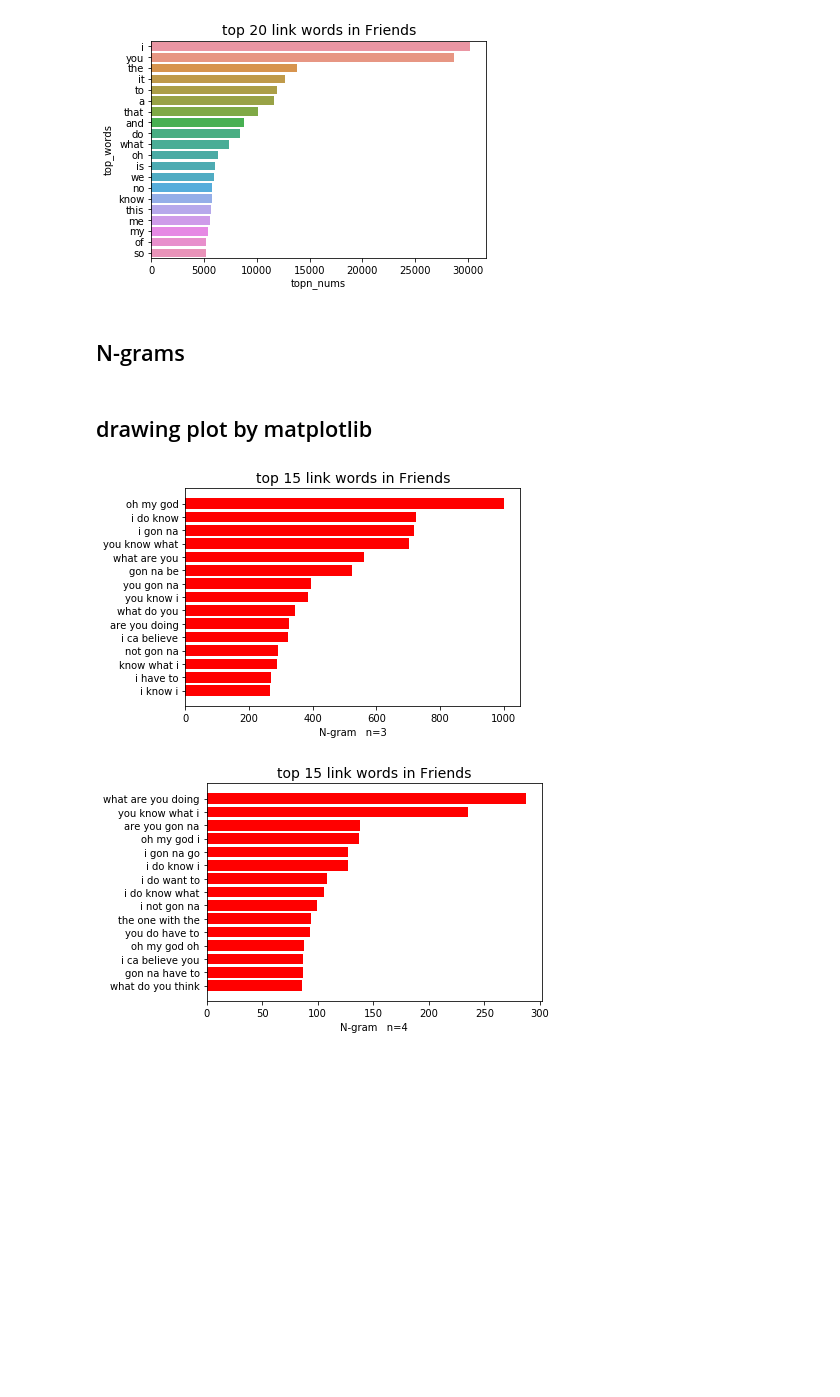
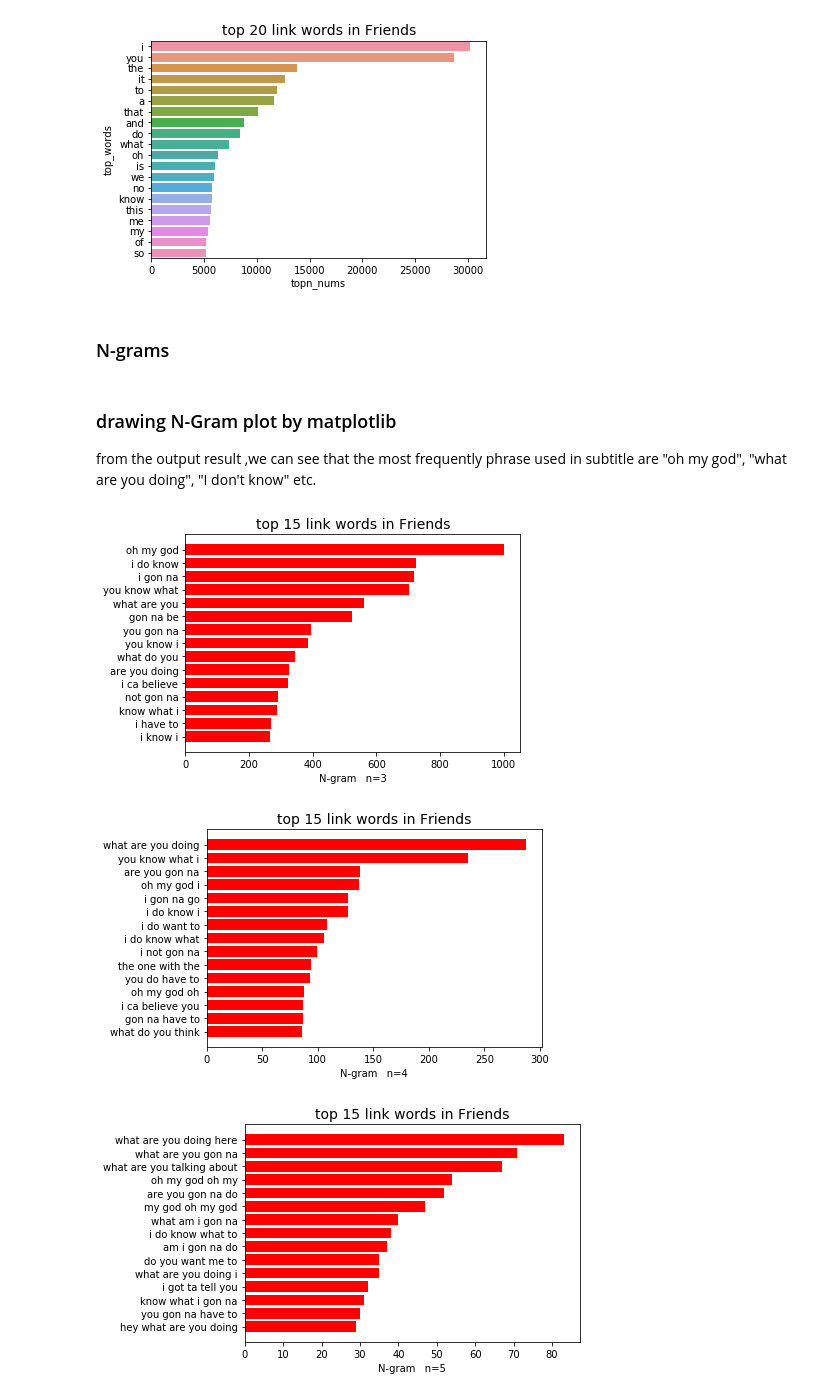
Before and after one commit to mikolaje/SubtitleAnalysis, a Jupyter notebook: Friends/data_display.ipynb, the cells around one changed output. Cells and saved outputs as stored; diff of their text form; code cells hidden in the pictures; blank space fills up the shorter version.

```diff
--- a/Friends/data_display.ipynb
+++ b/Friends/data_display.ipynb
@@ -78,7 +77,7 @@ ax = sns.barplot(x="topn_nums", y="top_words", data=df)
 # %% [output]
 [figure]
 # %% [markdown]
-## N-grams
+### N-grams
 # %%
 def analyze_ngram(n, words_list):
 
@@ -94,28 +93,31 @@ def analyze_ngram(n, words_list):
         del cnt[key]
 
     return cnt
-# %% [markdown]
-## drawing plot by matplotlib
+# %% [markdown]
+### drawing N-Gram plot by matplotlib
+from the output result ,we can see that the most frequently phrase used in subtitle are "oh my god", "what are you doing", "I don't know" etc.
 # %%
 
 def plot_barh(N, top_n, words_list):
     cnt = analyze_ngram(N, words_list)
     topn_list = cnt.most_common(top_n)
     topn_link_tokens = [' '.join(x[0]) for x in topn_list]
     #print(topn_link_tokens)
     topn_num = [x[1] for x in topn_list]
     y_pos = range(len(topn_link_tokens))
     fig, ax = plt.subplots()
     ax.barh(y_pos, topn_num, color='red', align='center')
     ax.set_yticks(y_pos)
     ax.set_yticklabels(topn_link_tokens)
     ax.invert_yaxis()
     ax.set_xlabel('N-gram   n=%s' % N)
     ax.set_title("top %s link words in Friends"% top_n, fontsize=14)
 
-N = 5; top_n = 10
+
 plot_barh(3, 15, words_list)
 plot_barh(4, 15, words_list)
+plot_barh(5, 15, words_list)
 # %% [output]
 [figure]
 [figure]
+[figure, added]
```
Also changed, not shown: parts of 5 cells of this notebook.
